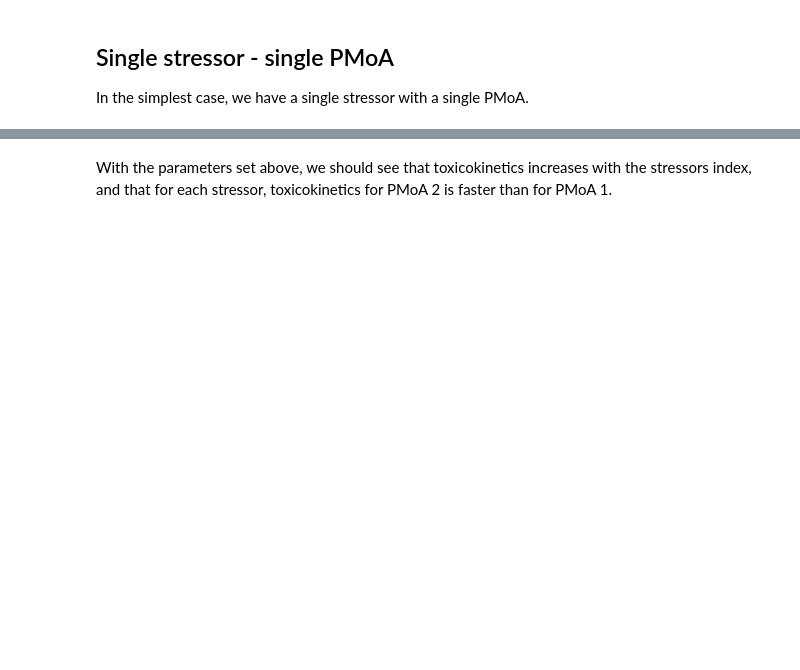
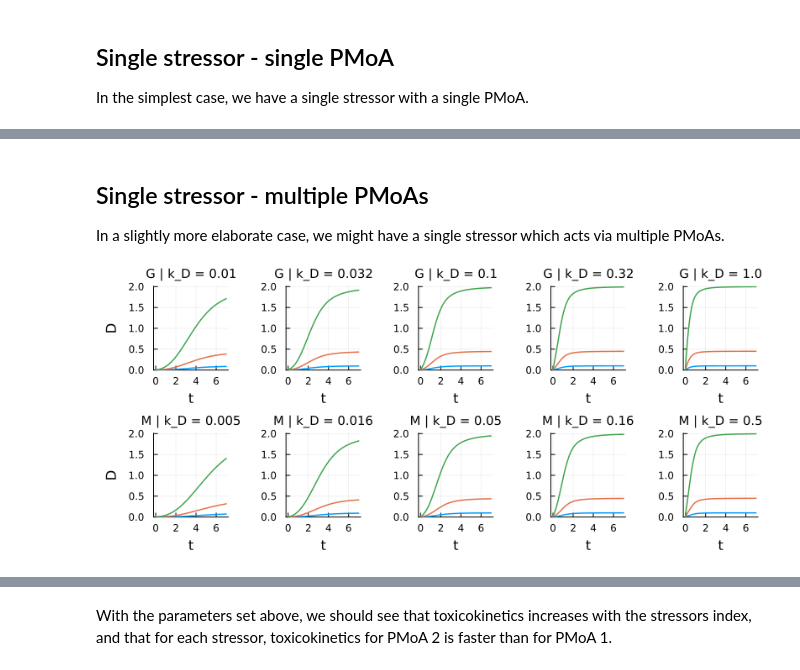
Before and after one commit to SimonHansul/DEBBase.jl, a Jupyter notebook: notebooks/ImplementationVerification/ImplemenationVerification_20231222_TK.ipynb, the cells around one changed output, grey strips where cells are left out. Cells and saved outputs as stored; diff of their text form; code cells hidden in the pictures; blank space fills up the shorter version.

```diff
--- a/notebooks/ImplementationVerification/ImplemenationVerification_20231222_TK.ipynb
+++ b/notebooks/ImplementationVerification/ImplemenationVerification_20231222_TK.ipynb
@@ -43,8 +21,0 @@ BenchmarkTools.Trial: 375 samples with 1 evaluation.
-# %%
-out = simulator(GlobalBaseParams(), DEBBaseParams())
-
-@df out plot(
-    plot(:t, :S, ylabel = "S", title = "Growth"),
-    plot(:t, :R, ylabel = "R", title = "Reproduktion"),
-    xlabel = "t", marker = true
-)
@@ -76,0 +55,32 @@ LL2(1., (1e10, 1e10))
+# %% [markdown]
+## Single stressor - multiple PMoAs
+
+In a slightly more elaborate case, we might have a single stressor which acts via multiple PMoAs.
+# %%
+p = plot( # define plot
+    layout = (2,length(k_D_vec)),
+    xlabel = "t",
+    ylabel = ["D" "" "" "" ""],
+    size = (800,350),
+    bottommargin = 5mm,
+    leftmargin = 5mm,
+    ylim = (0, 2.01)
+    )
+
+for (i,k_D) in enumerate(k_D_vec)
+    for C_W in C_W_vec
+
+        glb = GlobalBaseParams(C_W = [C_W], t_max = 7)
+        deb = DEBBaseParams(
+            k_D_G = [k_D], # we have two PMoAs, indicated by two k_D values
+            k_D_M = [k_D * .5]
+            )
+        out = simulator(glb, deb)
+
+        @df out plot!(p, :t, :D_G_1, title = "G | k_D = $(k_D)", subplot = i)
+        @df out plot!(p, :t, :D_M_1, title = "M | k_D = $(k_D/2)", subplot = i + length(k_D_vec))
+    end
+end
+display(p)
+# %% [output]
+[figure, added]
```
Also changed, not shown: parts of 20 cells of this notebook, 6 other files.
